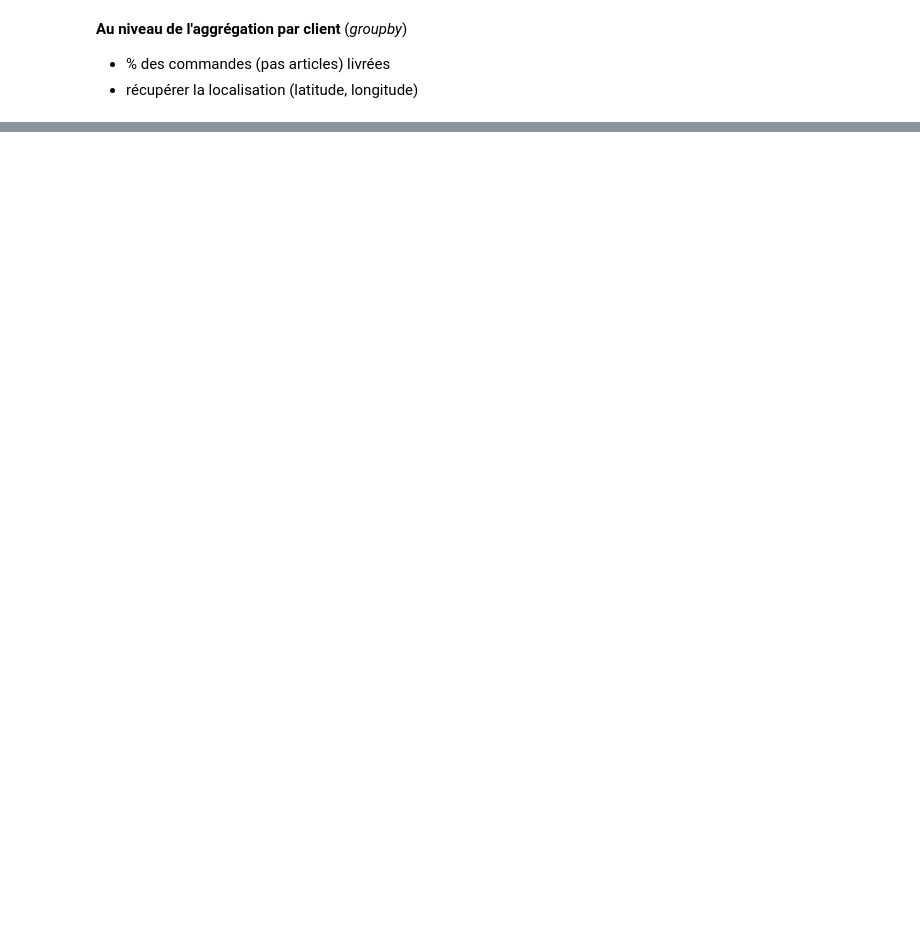
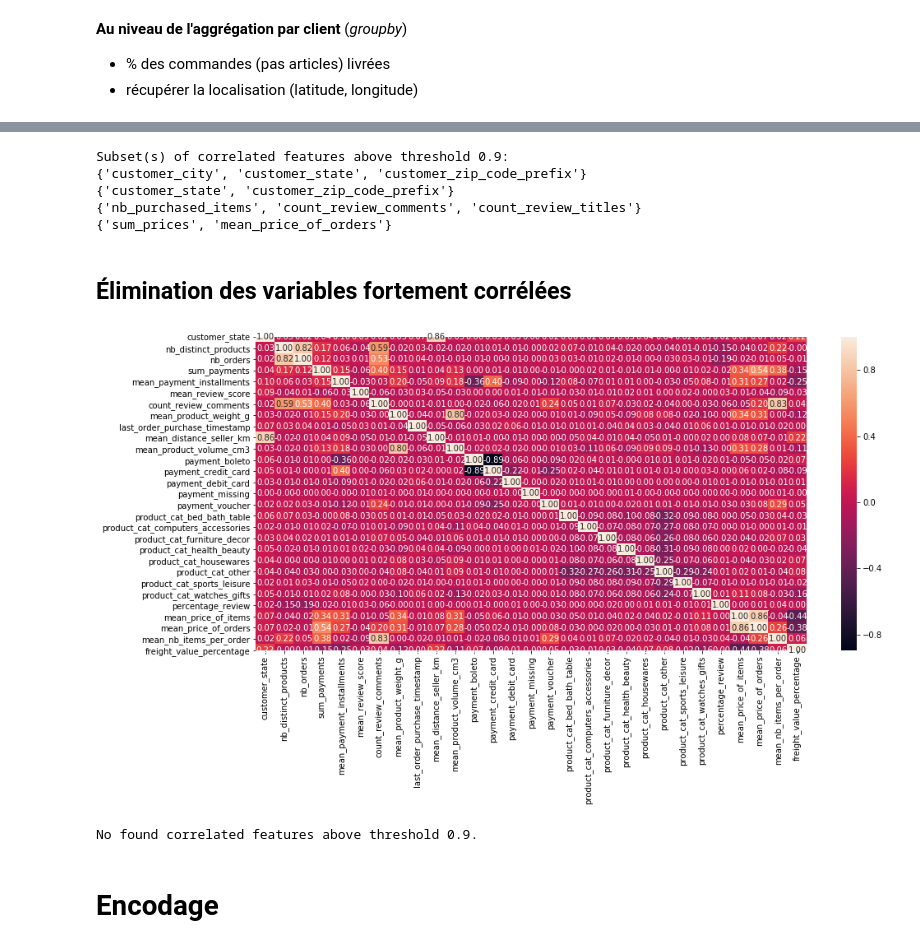
Before and after one commit to bayethiernodiop/Parcours-Data-Scientist, a Jupyter notebook: projet5/projet5_exploration.ipynb, the cells around one changed output, grey strips where cells are left out. Drawn from its saved outputs; the diff is of its cells as text; code cells hidden in the pictures; blank space fills up the shorter version.

```diff
--- a/projet5/projet5_exploration.ipynb
+++ b/projet5/projet5_exploration.ipynb
@@ -719,0 +1424,7 @@ data_gb_order = data.groupby(by='order_id')[]
+# %%
+# Number of customers with 0 orders
+mask = (data_customers['nb_orders'] == 0)
+nb_customers_wo_orders = len(data_customers[mask])
+print('Nb of customers without any orders: {}'.format(nb_customers_wo_orders))
+
+data_customers[mask].head()
@@ -916,0 +1542,27 @@ ArrowNotImplementedError: ('Unsupported numpy type 22', 'Conversion failed for c
+# %%
+list_of_correlated_subsets = functions_p5.find_colinear_features(correlations_matrix, threshold=0.9)
+# %% [output]
+Subset(s) of correlated features above threshold 0.9:
+{'customer_city', 'customer_state', 'customer_zip_code_prefix'}
+{'customer_state', 'customer_zip_code_prefix'}
+{'nb_purchased_items', 'count_review_comments', 'count_review_titles'}
+{'sum_prices', 'mean_price_of_orders'}
+# %% [markdown]
+## **Élimination** des variables fortement corrélées
+# %%
+# We remove highly correlated features
+data_customers = data_customers.drop(columns=[
+    'customer_zip_code_prefix',  # strongly correlated to 'customer_state'
+    'customer_city',  # strongly correlated to 'customer_state'
+    'nb_purchased_items',  # strongly correlated to 'count_review_comments'
+    'count_review_titles',  # strongly correlated to 'count_review_comments'
+    'sum_prices',  # strongly correlated to 'mean_price_of_orders'
+])
+# %%
+correlations_matrix = functions_p5.categorical_matrix(data_customers, return_results=True)
+list_of_correlated_subsets = functions_p5.find_colinear_features(correlations_matrix, threshold=0.9)
+# %% [output]
+[figure, added]
+No found correlated features above threshold 0.9.
+# %% [markdown]
+# **Encodage**
```
Also changed, not shown: parts of 216 cells of this notebook, 8 other files.
